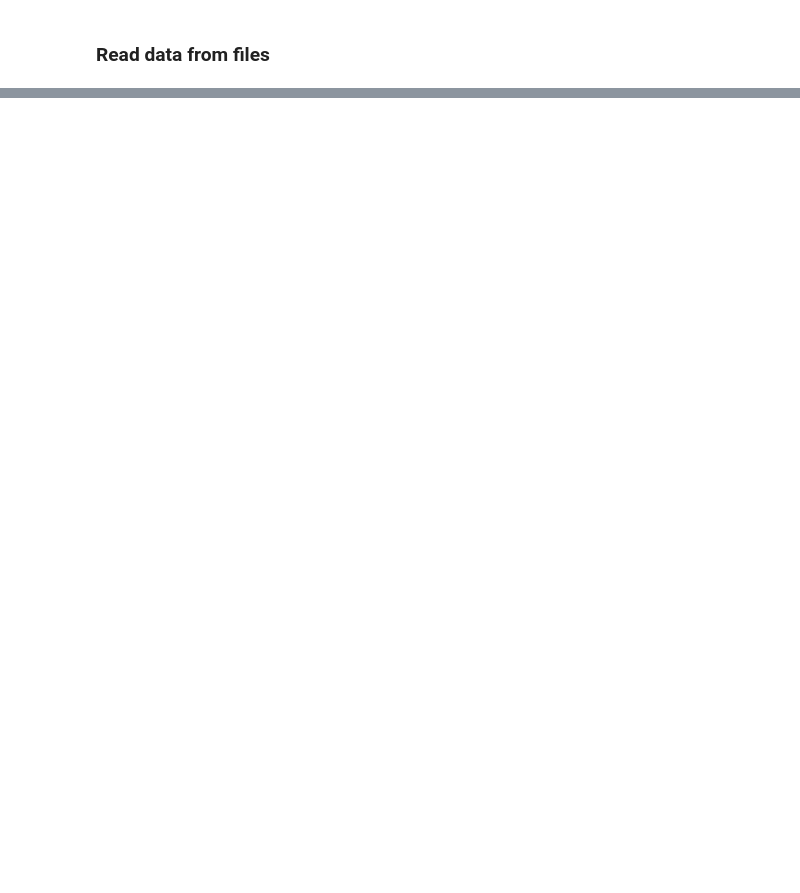
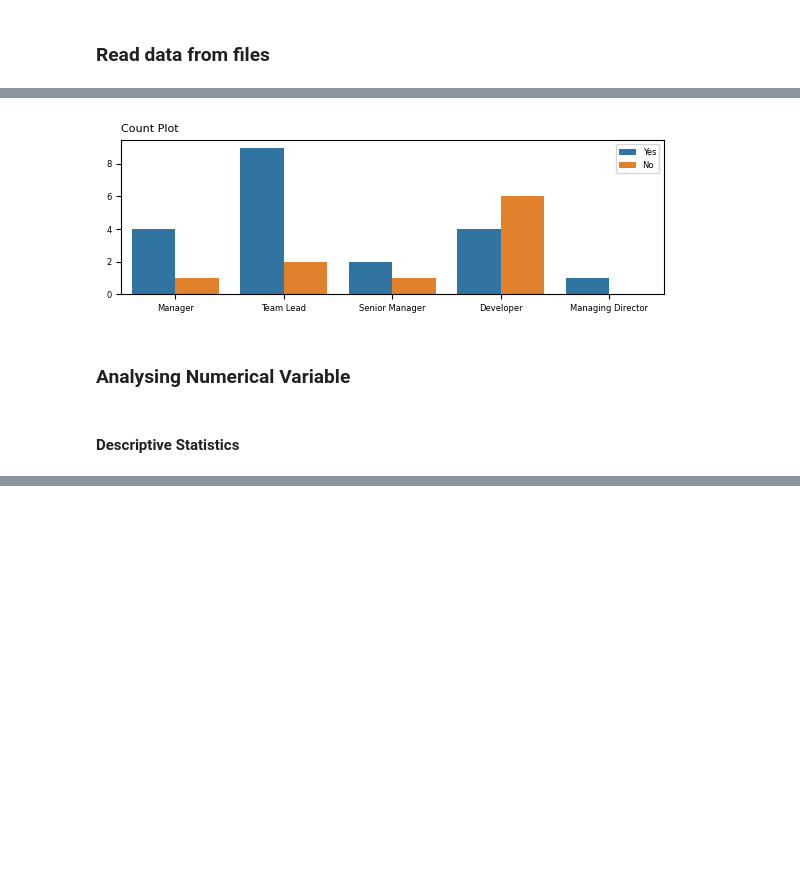
Before and after one commit to knowledge-corner/Optum_Global_nov_24, a Jupyter notebook: Day - 2.ipynb, the cells around one changed output, grey strips where cells are left out. Cells and saved outputs as stored; diff of their text form; code cells hidden in the pictures; blank space fills up the shorter version.

```diff
--- a/Day - 2.ipynb
+++ b/Day - 2.ipynb
@@ -787,0 +933,19 @@ os.chdir(r"C:\Users\vaide\Desktop\Optum Global nov 24\Optum_Global_nov_24\datase
+# %%
+# using seaborn
+plt.figure(figsize = (7, 2))
+_ = sns.countplot(data=df, hue = "Owns Car", x = "Designation")
+plt.title("Count Plot", size = 8, loc = "Left")
+plt.xlabel("")
+plt.ylabel("")
+
+plt.xticks(size = 6)
+plt.yticks(size = 6)
+
+plt.legend(fontsize = 6)
+plt.show()
+# %% [output]
+[figure, added]
+# %% [markdown]
+### Analysing Numerical Variable
+# %% [markdown]
+#### Descriptive Statistics
```
Also changed, not shown: parts of 37 cells of this notebook, 3 other files.
